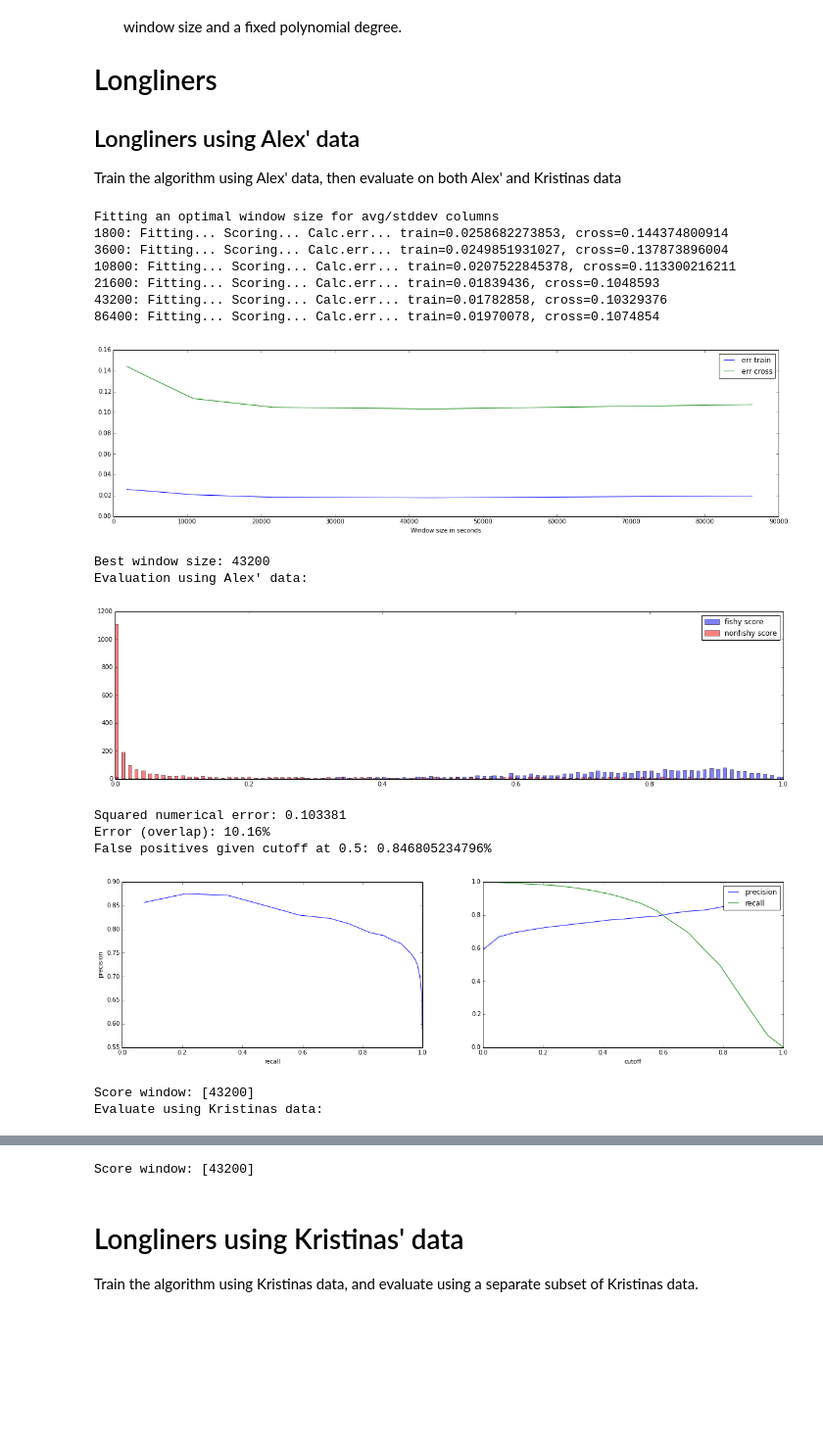
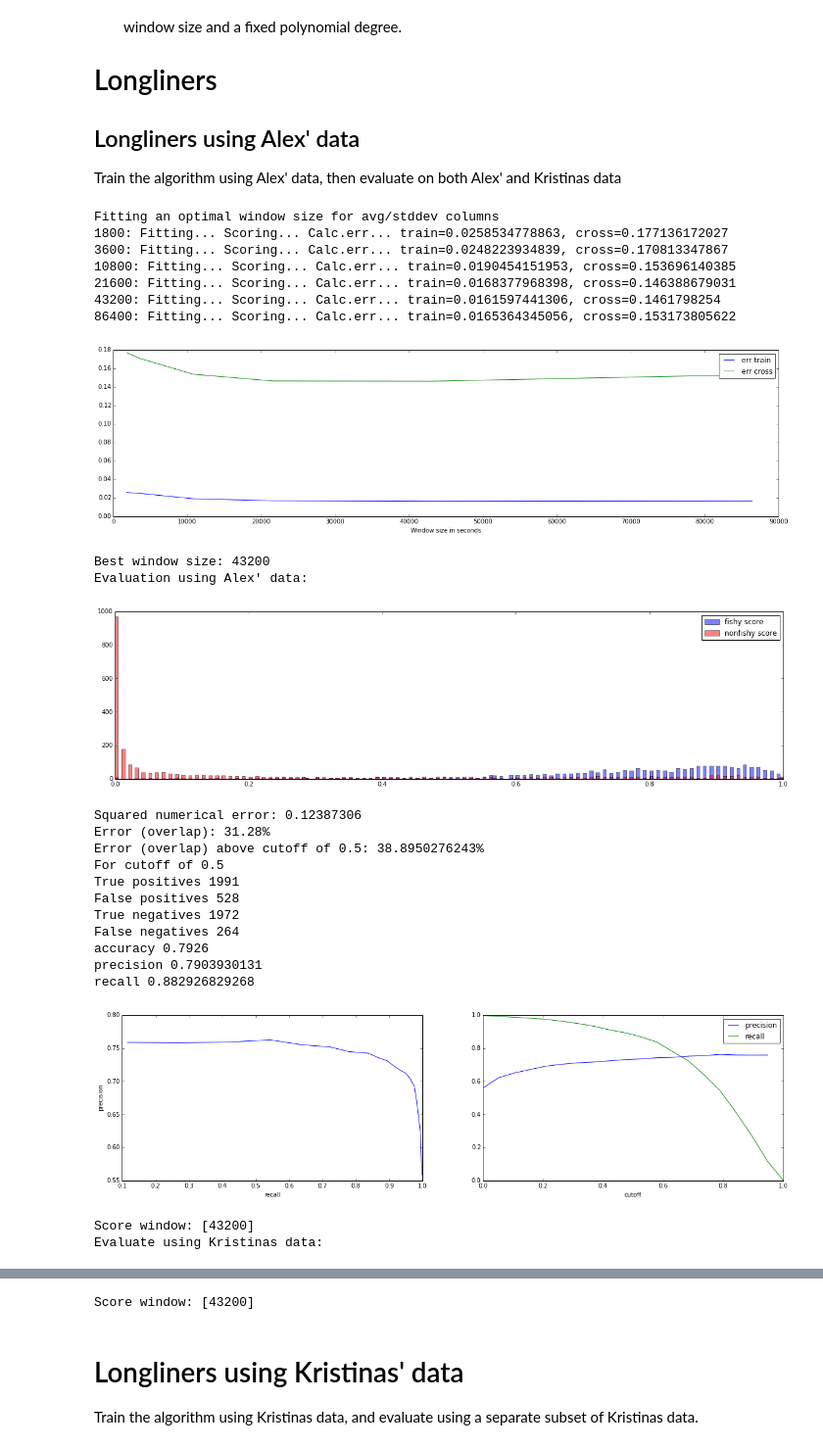
Before and after one commit to GlobalFishingWatch/vessel-scoring, a Jupyter notebook: Score_development.ipynb, the cells around one changed output, grey strips where cells are left out. Shown: that part at 98% size. Drawn from its saved outputs; the diff is of its cells as text; code cells hidden in the pictures; blank space fills up the shorter version.

```diff
--- a/Score_development.ipynb
+++ b/Score_development.ipynb
@@ -19,28 +19,37 @@ Populating the interactive namespace from numpy and matplotlib
 ## Longliners using Alex' data
 Train the algorithm using Alex' data, then evaluate on both Alex' and Kristinas data
 # %%
-x, xtrain, xcross, xtest = load_dataset('classified-filtered.npz')
-_x, _xtrain, _xcross, _xtest = load_dataset('datasets/kristina_longliner.measures.npz')
+x, xtrain, xcross, xtest = load_dataset_by_vessel('classified-filtered.npz')
+_x, _xtrain, _xcross, _xtest = load_dataset_by_vessel(
+                                    'datasets/kristina_longliner.measures.npz')
 min_window = optimize_window_size(xtrain, xcross)
 print "Evaluation using Alex' data:"
 evaluate_score(xtrain, xtest, [min_window])
 print "Evaluate using Kristinas data:"
 evaluate_score(xtrain, _x, [min_window])
 # %% [output]
 Fitting an optimal window size for avg/stddev columns
-1800: Fitting... Scoring... Calc.err... train=0.0258682273853, cross=0.144374800914
-3600: Fitting... Scoring... Calc.err... train=0.0249851931027, cross=0.137873896004
-10800: Fitting... Scoring... Calc.err... train=0.0207522845378, cross=0.113300216211
-21600: Fitting... Scoring... Calc.err... train=0.01839436, cross=0.1048593
-43200: Fitting... Scoring... Calc.err... train=0.01782858, cross=0.10329376
-86400: Fitting... Scoring... Calc.err... train=0.01970078, cross=0.1074854
+1800: Fitting... Scoring... Calc.err... train=0.0258534778863, cross=0.177136172027
+3600: Fitting... Scoring... Calc.err... train=0.0248223934839, cross=0.170813347867
+10800: Fitting... Scoring... Calc.err... train=0.0190454151953, cross=0.153696140385
+21600: Fitting... Scoring... Calc.err... train=0.0168377968398, cross=0.146388679031
+43200: Fitting... Scoring... Calc.err... train=0.0161597441306, cross=0.1461798254
+86400: Fitting... Scoring... Calc.err... train=0.0165364345056, cross=0.153173805622
-[figure, old version]
+[figure, new version]
 Best window size: 43200
 Evaluation using Alex' data:
-[figure, old version]
+[figure, new version]
-Squared numerical error: 0.103381
-Error (overlap): 10.16%
-False positives given cutoff at 0.5: 0.846805234796%
+Squared numerical error: 0.12387306
+Error (overlap): 31.28%
+Error (overlap) above cutoff of 0.5: 38.8950276243%
+For cutoff of 0.5
+True positives 1991
+False positives 528
+True negatives 1972
+False negatives 264
+accuracy 0.7926
+precision 0.7903930131
+recall 0.882926829268
-[figure, old version]
+[figure, new version]
 Score window: [43200]
 Evaluate using Kristinas data:
```
Also changed, not shown: parts of 14 cells of this notebook, 3 other files.
